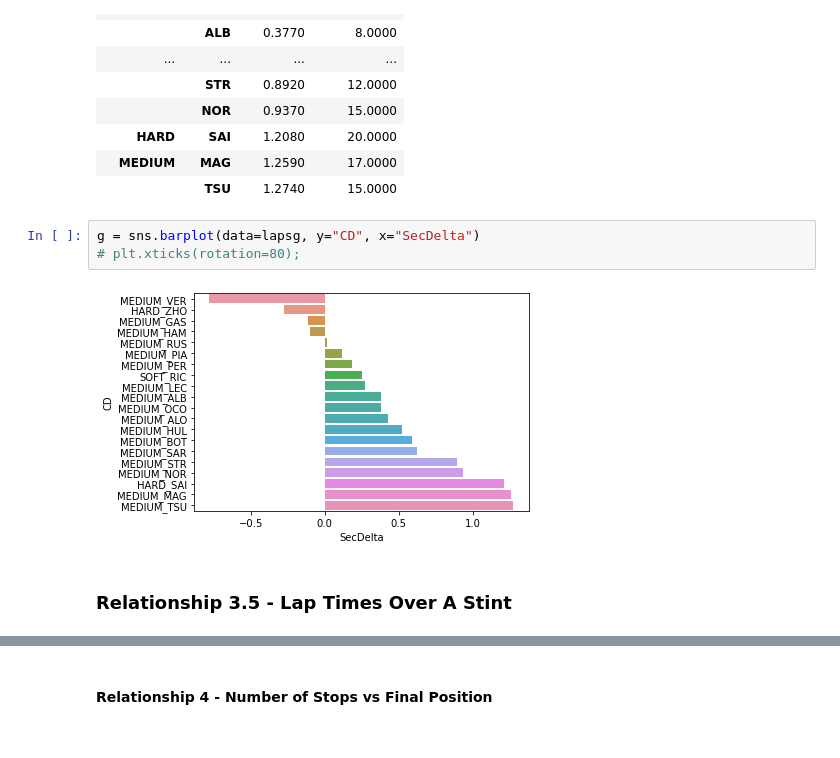
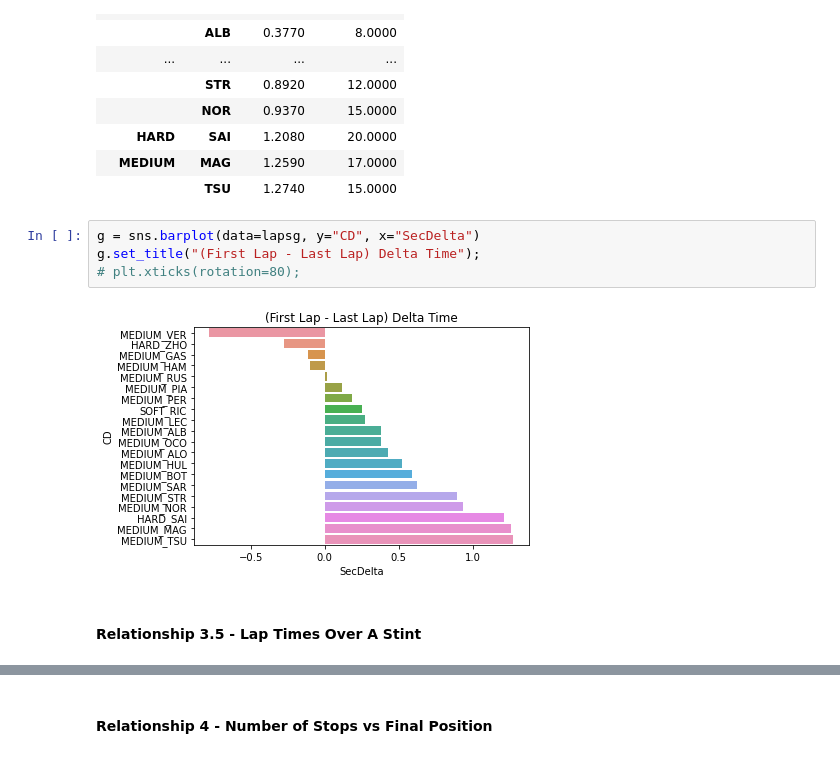
Before and after one commit to MyNameIsCalvinDavis/Data-Science, a Jupyter notebook: F1/F1.ipynb, the cells around one changed output, grey strips where cells are left out. Drawn from its saved outputs; the diff is of its cells as text.

Commit message:
Tidying up relationships

```diff
--- a/F1/F1.ipynb
+++ b/F1/F1.ipynb
@@ -1460,9 +1735,10 @@ lapsg[["Compound", "Driver", "SecDelta", "LapNumber"]].set_index(["Compound", "D
 |  | TSU | 1.2740 | 15.0000 |
 # %%
 g = sns.barplot(data=lapsg, y="CD", x="SecDelta")
+g.set_title("(First Lap - Last Lap) Delta Time");
 # plt.xticks(rotation=80);
 # %% [output]
-[figure, old version]
+[figure, new version]
 # %% [markdown]
-### Relationship 3.5 - Lap Times Over A Stint
+#### Relationship 3.5 - Lap Times Over A Stint
 # %%
```
Also changed, not shown: parts of 44 cells of this notebook.
